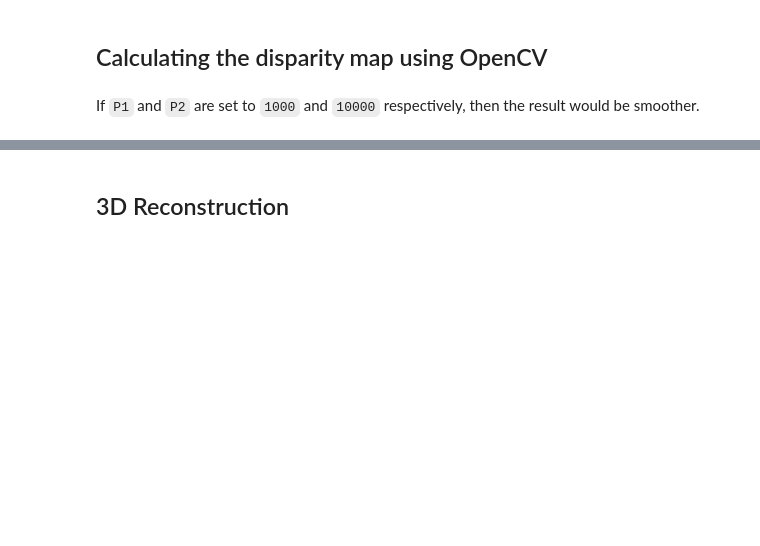
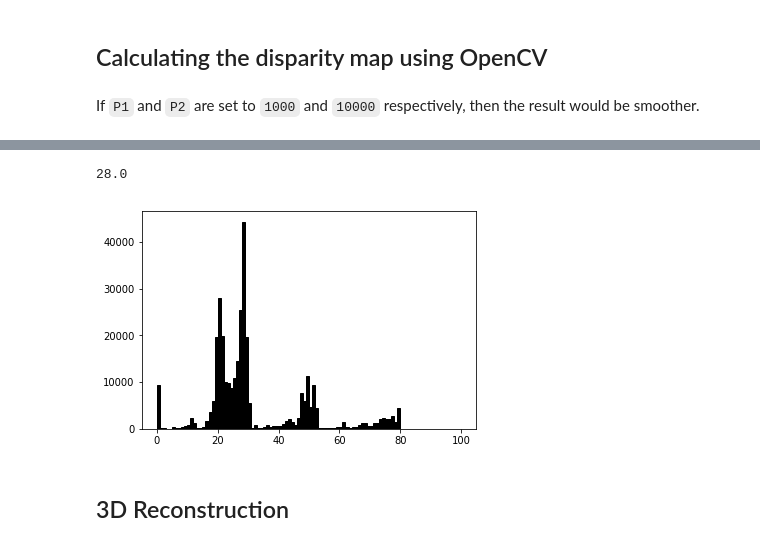
Before and after one commit to aminzabardast/MastersThesis, a Jupyter notebook: tmi_dataset/opencv_sgbm_test.ipynb, the cells around one changed output, grey strips where cells are left out. Cells and saved outputs as stored; diff of their text form; code cells hidden in the pictures; blank space fills up the shorter version.

```diff
--- a/tmi_dataset/opencv_sgbm_test.ipynb
+++ b/tmi_dataset/opencv_sgbm_test.ipynb
@@ -55,3 +58,9 @@ plt.imshow(disp, cmap='jet')
+# %%
+c, b, i = plt.hist(disp.flatten(), bins=100, range=(0, 100), fc='k', ec='k')
+print(b[np.argmax(c)])
+# %% [output]
+28.0
+[figure, added]
 # %% [markdown]
 ## 3D Reconstruction
 # %% [markdown]
```
Also changed, not shown: parts of 7 cells of this notebook, 9 other files.
